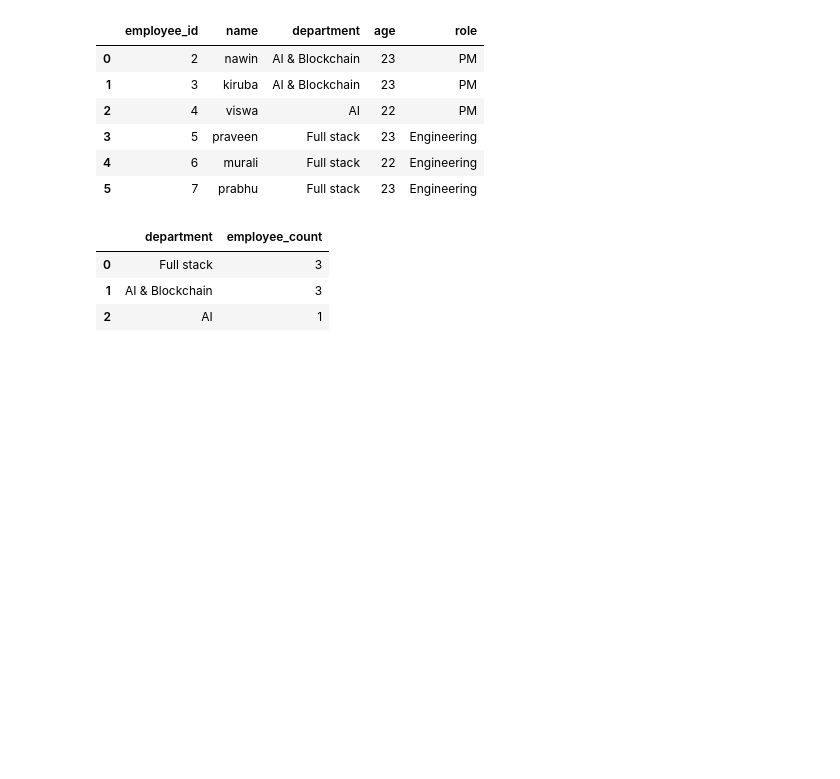
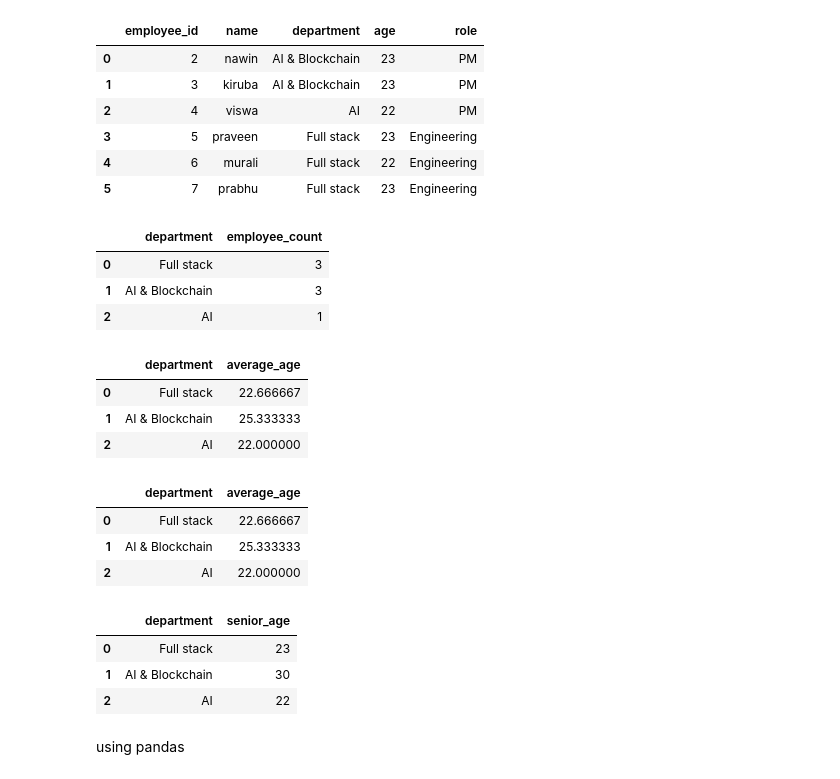
Before and after one commit to thanga-v2/DuckDb_Hands-on, a Jupyter notebook: DuckDB.ipynb, the cells around one changed output. Drawn from its saved outputs; the diff is of its cells as text; code cells hidden in the pictures; blank space fills up the shorter version.

```diff
--- a/DuckDB.ipynb
+++ b/DuckDB.ipynb
@@ -146,3 +146,44 @@ persistant_conn.execute(
 | 0 | Full stack | 3 |
 | 1 | AI & Blockchain | 3 |
 | 2 | AI | 1 |
+# %%
+persistant_conn.execute(
+    '''
+  SELECT department, AVG(age) as average_age
+  FROM virtuAI
+  GROUP BY department
+  '''
+).df()
+# %% [output]
+|  | department | average_age |
+| 0 | Full stack | 22.666667 |
+| 1 | AI & Blockchain | 25.333333 |
+| 2 | AI | 22.000000 |
+# %%
+persistant_conn.execute(
+    '''
+  SELECT department, AVG(age) as average_age
+  FROM virtuAI
+  GROUP BY department
+  '''
+).df()
+# %% [output]
+|  | department | average_age |
+| 0 | Full stack | 22.666667 |
+| 1 | AI & Blockchain | 25.333333 |
+| 2 | AI | 22.000000 |
+# %%
+persistant_conn.execute(
+    '''
+    SELECT department, MAX(age) as senior_age
+    FROM virtuAI
+    GROUP BY department
+    '''
+).df()
+# %% [output]
+|  | department | senior_age |
+| 0 | Full stack | 23 |
+| 1 | AI & Blockchain | 30 |
+| 2 | AI | 22 |
+# %% [markdown]
+using pandas
```
